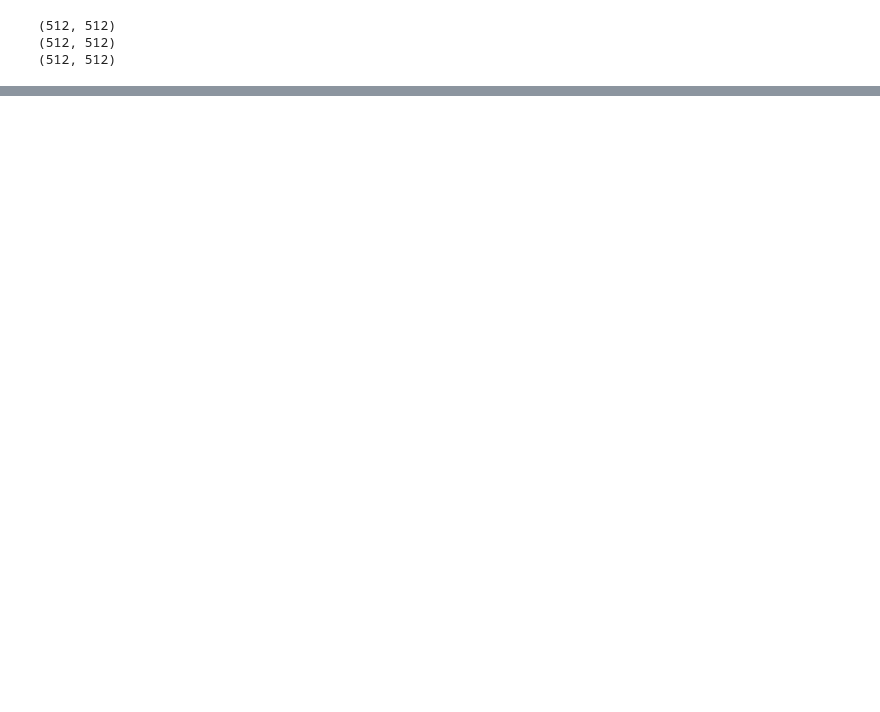
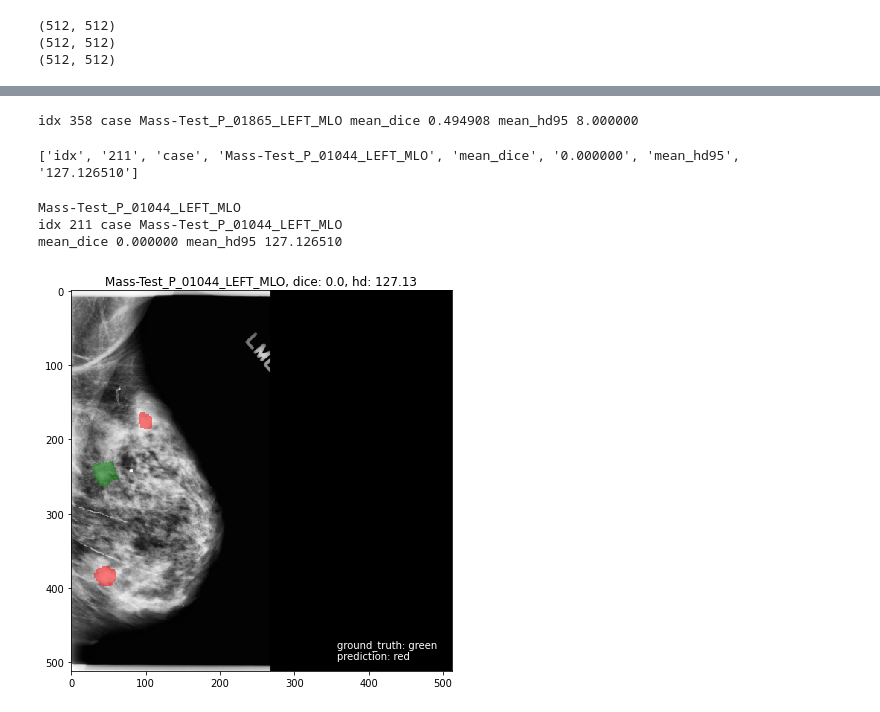
Before and after one commit to sanjeed5/TransUNet, a Jupyter notebook: view_test_predictions.ipynb, the cells around one changed output, grey strips where cells are left out. Saved outputs shown, nothing was run; the diff lists cells and outputs as text; code cells hidden in the pictures; blank space fills up the shorter version.

```diff
--- a/view_test_predictions.ipynb
+++ b/view_test_predictions.ipynb
@@ -103,3 +118,19 @@ mean_dice 0.817791 mean_hd95 2.000000
+# %%
+print(test_log[-5])
+# %% [output]
+idx 358 case Mass-Test_P_01865_LEFT_MLO mean_dice 0.494908 mean_hd95 8.000000
+# %%
+a = search_log('01044')
+print(a)
+# %% [output]
+['idx', '211', 'case', 'Mass-Test_P_01044_LEFT_MLO', 'mean_dice', '0.000000', 'mean_hd95', '127.126510']
+# %%
+disp_overlay_masks(*get_pred(int(a[1])))
+# %% [output]
+Mass-Test_P_01044_LEFT_MLO
+idx 211 case Mass-Test_P_01044_LEFT_MLO
+mean_dice 0.000000 mean_hd95 127.126510
+[figure, added]
 # %%
 dices= []
 hds = []
```
Also changed, not shown: parts of 6 cells of this notebook.
